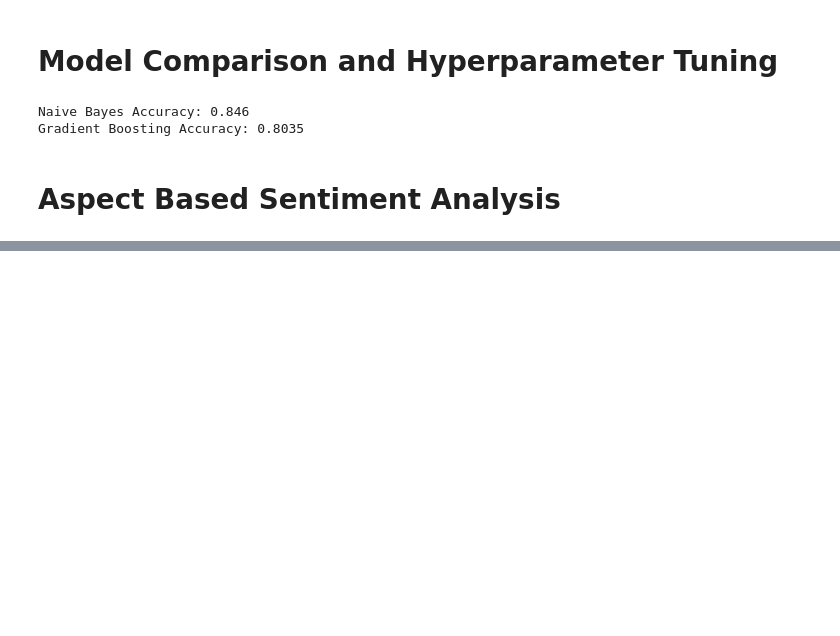
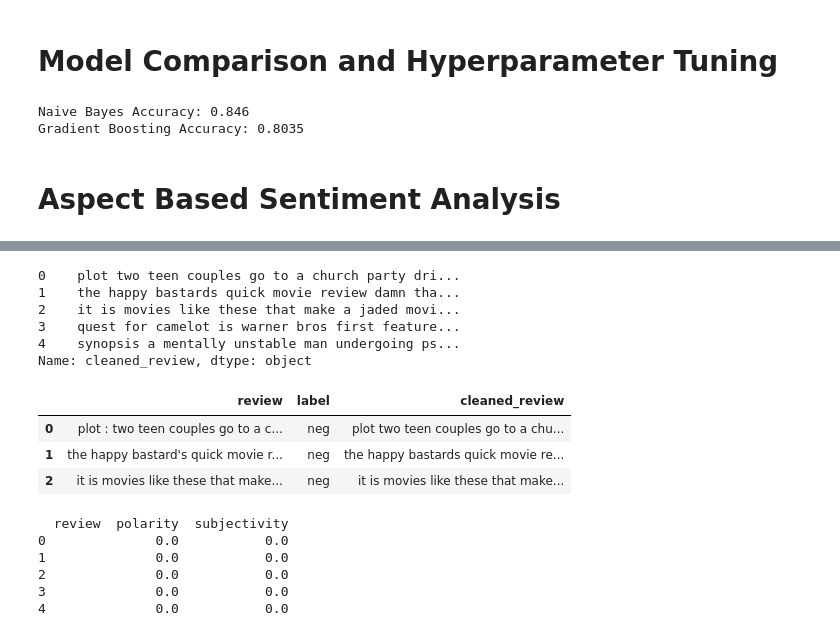
Before and after one commit to Blacksujit/Sentiment_Analysis, a Jupyter notebook: Fellow_Ship.ipynb, the cells around one changed output, grey strips where cells are left out. Saved outputs shown, nothing was run; the diff lists cells and outputs as text; code cells hidden in the pictures; blank space fills up the shorter version.

Commit message:
Added the Aspect Based Sentiment Analysis

```diff
--- a/Fellow_Ship.ipynb
+++ b/Fellow_Ship.ipynb
@@ -693,0 +664,18 @@ No data to visualize.
+# %%
+import nltk
+nltk.download('movie_reviews')
+from nltk.corpus import movie_reviews
+import pandas as pd
+
+# Load movie reviews from nltk
+reviews = []
+labels = []
+
+for fileid in movie_reviews.fileids():
+    review_text = movie_reviews.raw(fileid)
+    reviews.append(review_text)
+    labels.append(movie_reviews.categories(fileid)[0])
+
+# Create a DataFrame for easy manipulation
+df = pd.DataFrame({'review': reviews, 'label': labels})
+print(df.head())
@@ -693,0 +692,21 @@ No data to visualize.
+# %%
+import re
+from nltk.tokenize import word_tokenize
+
+# Function for basic text preprocessing
+def preprocess_text(text):
+    text = text.lower()  # Convert to lowercase
+    text = re.sub(r'[^\w\s]', '', text)  # Remove punctuation
+    tokens = word_tokenize(text)  # Tokenize the text
+    return ' '.join(tokens)
+
+# Apply preprocessing
+df['cleaned_review'] = df['review'].apply(preprocess_text)
+print(df['cleaned_review'].head())
+# %% [output]
+0    plot two teen couples go to a church party dri...
+1    the happy bastards quick movie review damn tha...
+2    it is movies like these that make a jaded movi...
+3    quest for camelot is warner bros first feature...
+4    synopsis a mentally unstable man undergoing ps...
+Name: cleaned_review, dtype: object
@@ -693,0 +731,7 @@ No data to visualize.
+# %%
+df.head(3)
+# %% [output]
+|  | review | label | cleaned_review |
+| 0 | plot : two teen couples go to a c... | neg | plot two teen couples go to a chu... |
+| 1 | the happy bastard's quick movie r... | neg | the happy bastards quick movie re... |
+| 2 | it is movies like these that make... | neg | it is movies like these that make... |
@@ -693,0 +756,26 @@ No data to visualize.
+# %%
+# Replace NaN or non-string values with empty strings
+df['review'] = df['review'].fillna('')
+
+# Function to calculate polarity and subjectivity
+def analyze_review(review):
+    if isinstance(review, str) and review.strip():  # Check if it's a non-empty string
+        blob = TextBlob(review)
+        polarity = blob.sentiment.polarity  # Range [-1, 1]
+        subjectivity = blob.sentiment.subjectivity  # Range [0, 1]
+    else:
+        polarity, subjectivity = 0.0, 0.0  # Assign default values for non-text reviews
+    return polarity, subjectivity
+
+# Apply analysis to the dataset
+df['polarity'], df['subjectivity'] = zip(*df['review'].apply(analyze_review))
+
+# Example: Show the dataset with polarity and subjectivity
+print(df[['review', 'polarity', 'subjectivity']].head())
+# %% [output]
+  review  polarity  subjectivity
+0              0.0           0.0
+1              0.0           0.0
+2              0.0           0.0
+3              0.0           0.0
+4              0.0           0.0
```
Also changed, not shown: parts of 60 cells of this notebook.
